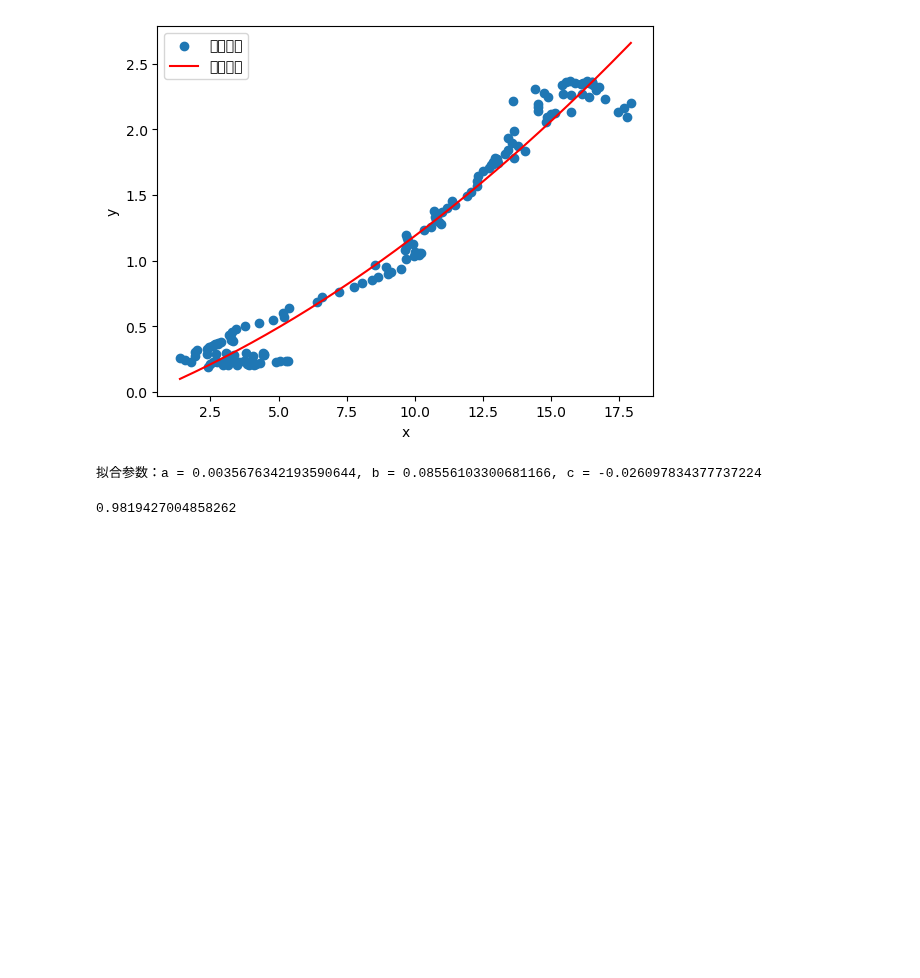
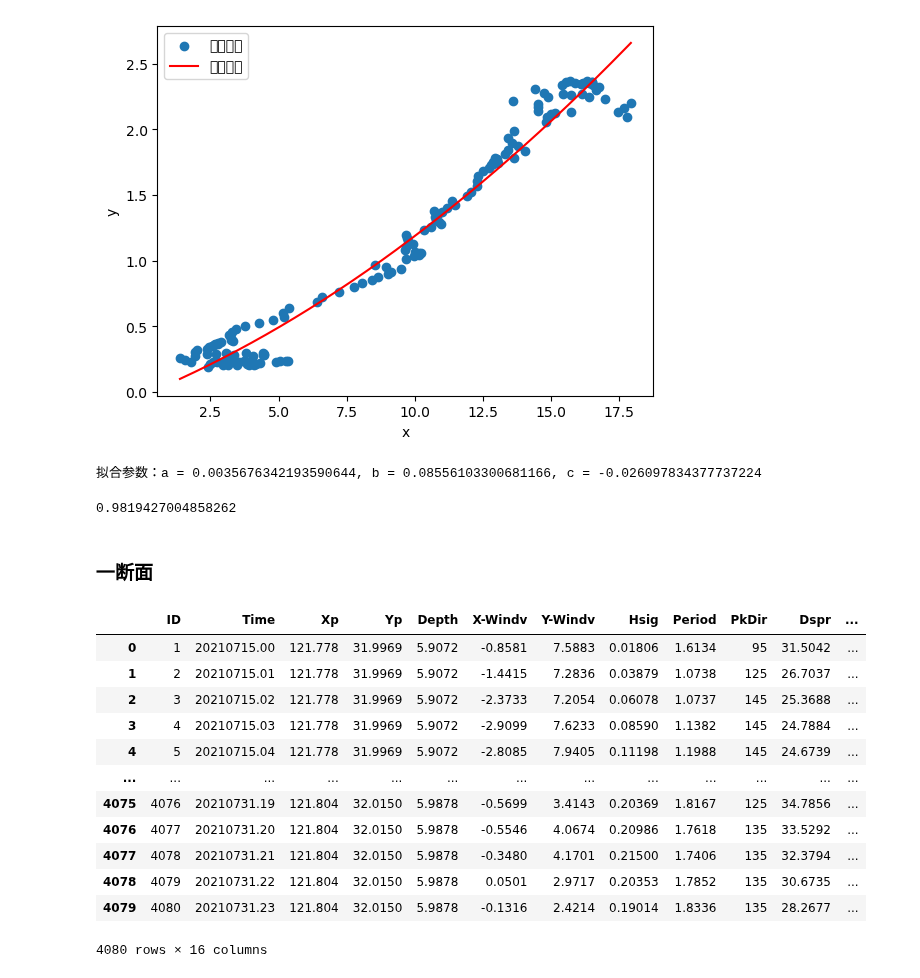
Before and after one commit to jackyvava/CodeWaveVegetation, a Jupyter notebook: code.ipynb, the cells around one changed output. Saved outputs shown, nothing was run; the diff lists cells and outputs as text; code cells hidden in the pictures; blank space fills up the shorter version.

```diff
--- a/code.ipynb
+++ b/code.ipynb
@@ -2696,3 +2677,22 @@ Hs10[250:],y_fit[::-1]
 np.corrcoef(Hs10[250:], y_fit[::-1])[0, 1]
 # %% [output]
 0.9819427004858262
+# %% [markdown]
+### 一断面
+# %%
+data1 = pd.read_csv("论文数据/第五章/波浪时空分析/points1.csv")
+data1
+# %% [output]
+|  | ID | Time | Xp | Yp | Depth | X-Windv | Y-Windv | Hsig | Period | PkDir | Dspr | ... |
+| 0 | 1 | 20210715.00 | 121.778 | 31.9969 | 5.9072 | -0.8581 | 7.5883 | 0.01806 | 1.6134 | 95 | 31.5042 | ... |
+| 1 | 2 | 20210715.01 | 121.778 | 31.9969 | 5.9072 | -1.4415 | 7.2836 | 0.03879 | 1.0738 | 125 | 26.7037 | ... |
+| 2 | 3 | 20210715.02 | 121.778 | 31.9969 | 5.9072 | -2.3733 | 7.2054 | 0.06078 | 1.0737 | 145 | 25.3688 | ... |
+| 3 | 4 | 20210715.03 | 121.778 | 31.9969 | 5.9072 | -2.9099 | 7.6233 | 0.08590 | 1.1382 | 145 | 24.7884 | ... |
+| 4 | 5 | 20210715.04 | 121.778 | 31.9969 | 5.9072 | -2.8085 | 7.9405 | 0.11198 | 1.1988 | 145 | 24.6739 | ... |
+| ... | ... | ... | ... | ... | ... | ... | ... | ... | ... | ... | ... | ... |
+| 4075 | 4076 | 20210731.19 | 121.804 | 32.0150 | 5.9878 | -0.5699 | 3.4143 | 0.20369 | 1.8167 | 125 | 34.7856 | ... |
+| 4076 | 4077 | 20210731.20 | 121.804 | 32.0150 | 5.9878 | -0.5546 | 4.0674 | 0.20986 | 1.7618 | 135 | 33.5292 | ... |
+| 4077 | 4078 | 20210731.21 | 121.804 | 32.0150 | 5.9878 | -0.3480 | 4.1701 | 0.21500 | 1.7406 | 135 | 32.3794 | ... |
+| 4078 | 4079 | 20210731.22 | 121.804 | 32.0150 | 5.9878 | 0.0501 | 2.9717 | 0.20353 | 1.7852 | 135 | 30.6735 | ... |
+| 4079 | 4080 | 20210731.23 | 121.804 | 32.0150 | 5.9878 | -0.1316 | 2.4214 | 0.19014 | 1.8336 | 135 | 28.2677 | ... |
+4080 rows × 16 columns
```
Also changed, not shown: parts of 2 cells of this notebook.
